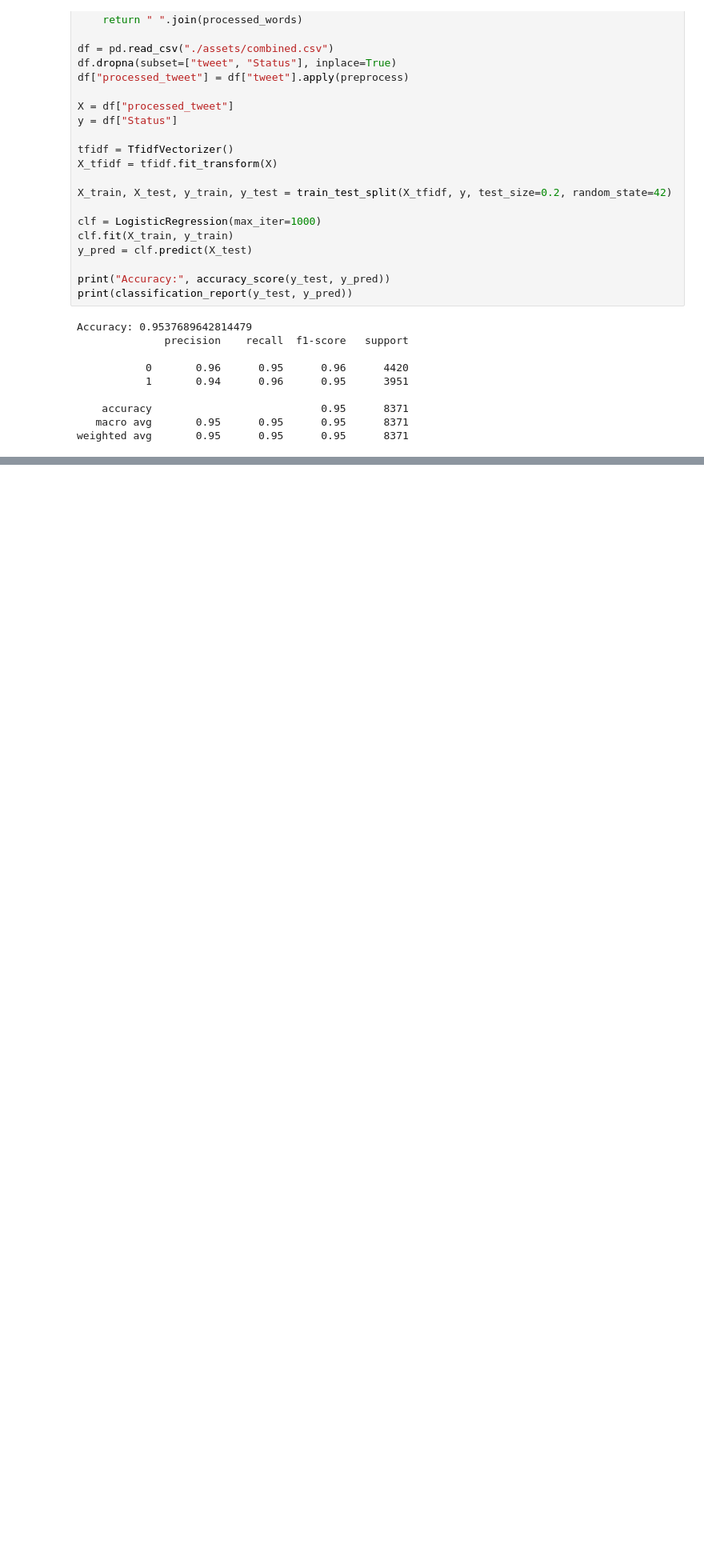
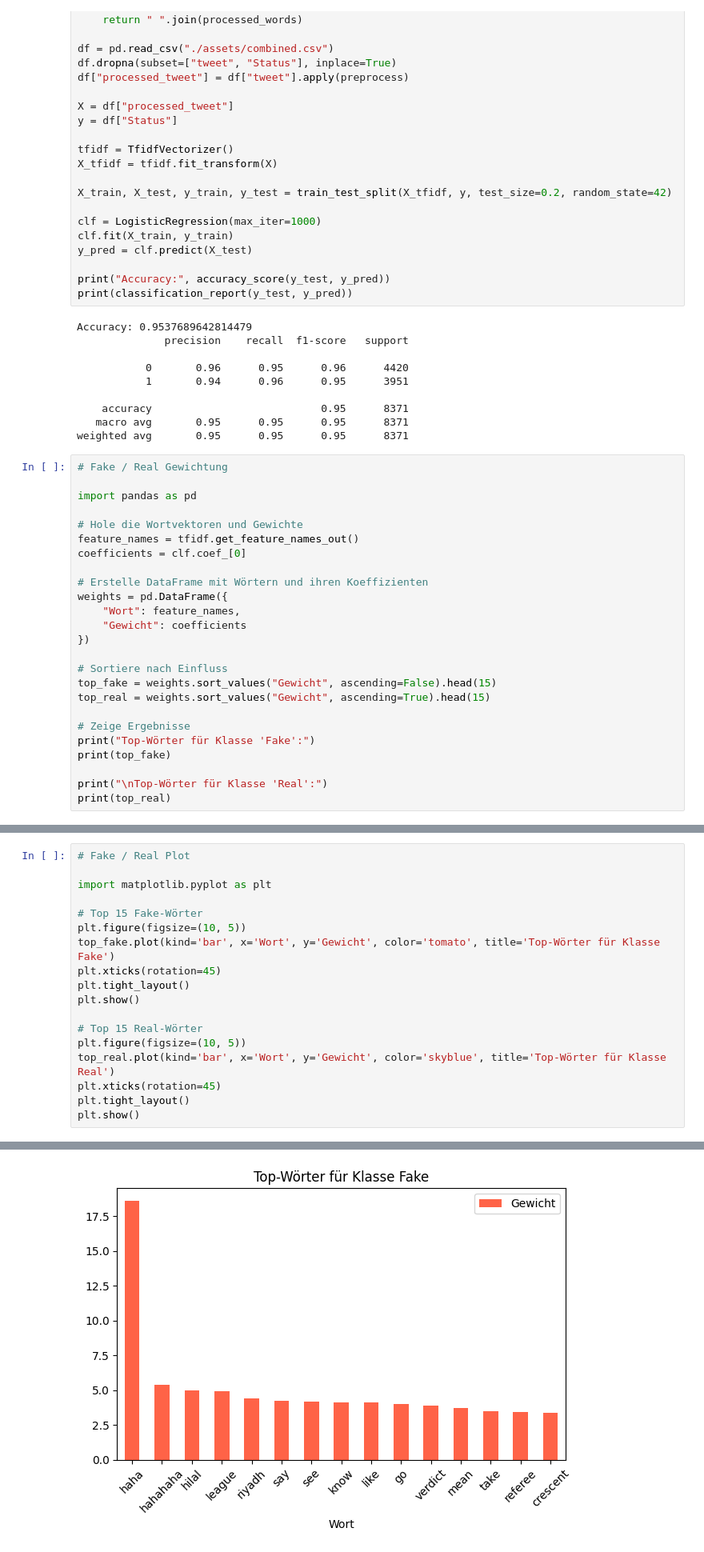
Before and after one commit to nicolasb49/-DSKI2-Football_Fake_News, a Jupyter notebook: Code/logistic_regression.ipynb, the cells around one changed output, grey strips where cells are left out. Shown at 80% size. Cells and saved outputs as stored; diff of their text form; blank space fills up the shorter version.

Commit message:
gewichtung in fake/real plot

```diff
--- a/Code/logistic_regression.ipynb
+++ b/Code/logistic_regression.ipynb
@@ -82,3 +82,28 @@ Accuracy: 0.9537689642814479
     accuracy                           0.95      8371
    macro avg       0.95      0.95      0.95      8371
 weighted avg       0.95      0.95      0.95      8371
+# %%
+# Fake / Real Gewichtung
+
+import pandas as pd
+
+# Hole die Wortvektoren und Gewichte
+feature_names = tfidf.get_feature_names_out()
+coefficients = clf.coef_[0]
+
+# Erstelle DataFrame mit Wörtern und ihren Koeffizienten
+weights = pd.DataFrame({
+    "Wort": feature_names,
+    "Gewicht": coefficients
+})
+
+# Sortiere nach Einfluss
+top_fake = weights.sort_values("Gewicht", ascending=False).head(15)
+top_real = weights.sort_values("Gewicht", ascending=True).head(15)
+
+# Zeige Ergebnisse
+print("Top-Wörter für Klasse 'Fake':")
+print(top_fake)
+
+print("\nTop-Wörter für Klasse 'Real':")
+print(top_real)
@@ -84,0 +128,19 @@ weighted avg       0.95      0.95      0.95      8371
+# %%
+# Fake / Real Plot
+
+import matplotlib.pyplot as plt
+
+# Top 15 Fake-Wörter
+plt.figure(figsize=(10, 5))
+top_fake.plot(kind='bar', x='Wort', y='Gewicht', color='tomato', title='Top-Wörter für Klasse Fake')
+plt.xticks(rotation=45)
+plt.tight_layout()
+plt.show()
+
+# Top 15 Real-Wörter
+plt.figure(figsize=(10, 5))
+top_real.plot(kind='bar', x='Wort', y='Gewicht', color='skyblue', title='Top-Wörter für Klasse Real')
+plt.xticks(rotation=45)
+plt.tight_layout()
+plt.show()
+# %% [output]
@@ -84,0 +148 @@ weighted avg       0.95      0.95      0.95      8371
+[figure, added]
```
Also changed, not shown: parts of 2 cells of this notebook.
